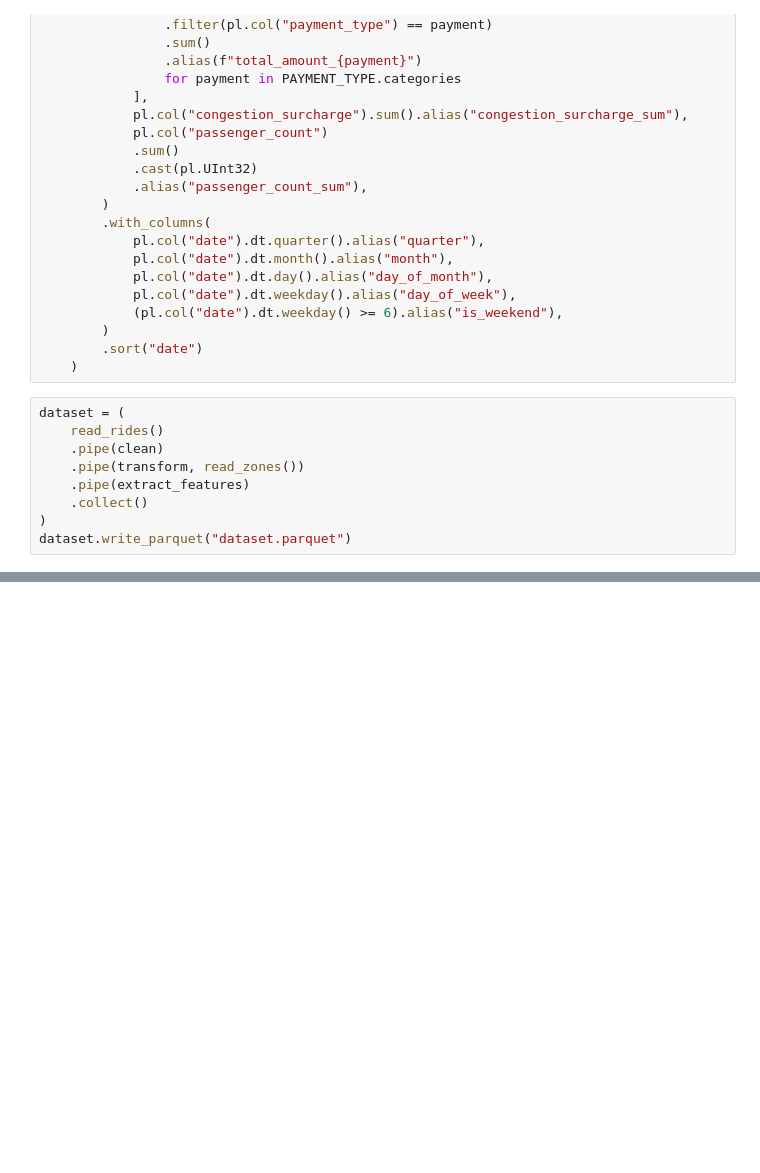
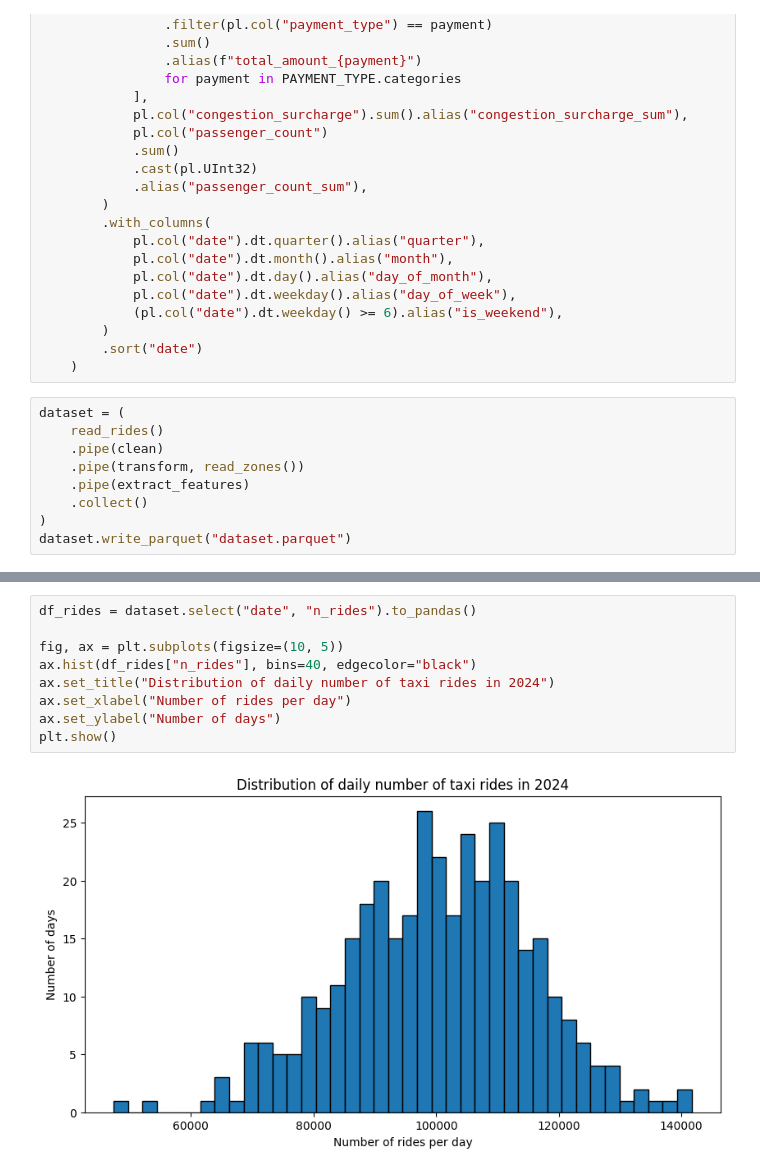
Before and after one commit to p3t3rzb/MLOps_course_AGH_lab03, a Jupyter notebook: homework.ipynb, the cells around one changed output, grey strips where cells are left out. Saved outputs shown, nothing was run; the diff lists cells and outputs as text; blank space fills up the shorter version.

```diff
--- a/homework.ipynb
+++ b/homework.ipynb
@@ -235,0 +289,11 @@ dataset.write_parquet("dataset.parquet")
+# %%
+df_rides = dataset.select("date", "n_rides").to_pandas()
+
+fig, ax = plt.subplots(figsize=(10, 5))
+ax.hist(df_rides["n_rides"], bins=40, edgecolor="black")
+ax.set_title("Distribution of daily number of taxi rides in 2024")
+ax.set_xlabel("Number of rides per day")
+ax.set_ylabel("Number of days")
+plt.show()
+# %% [output]
+[figure, added]
```
Also changed, not shown: parts of 7 cells of this notebook.
